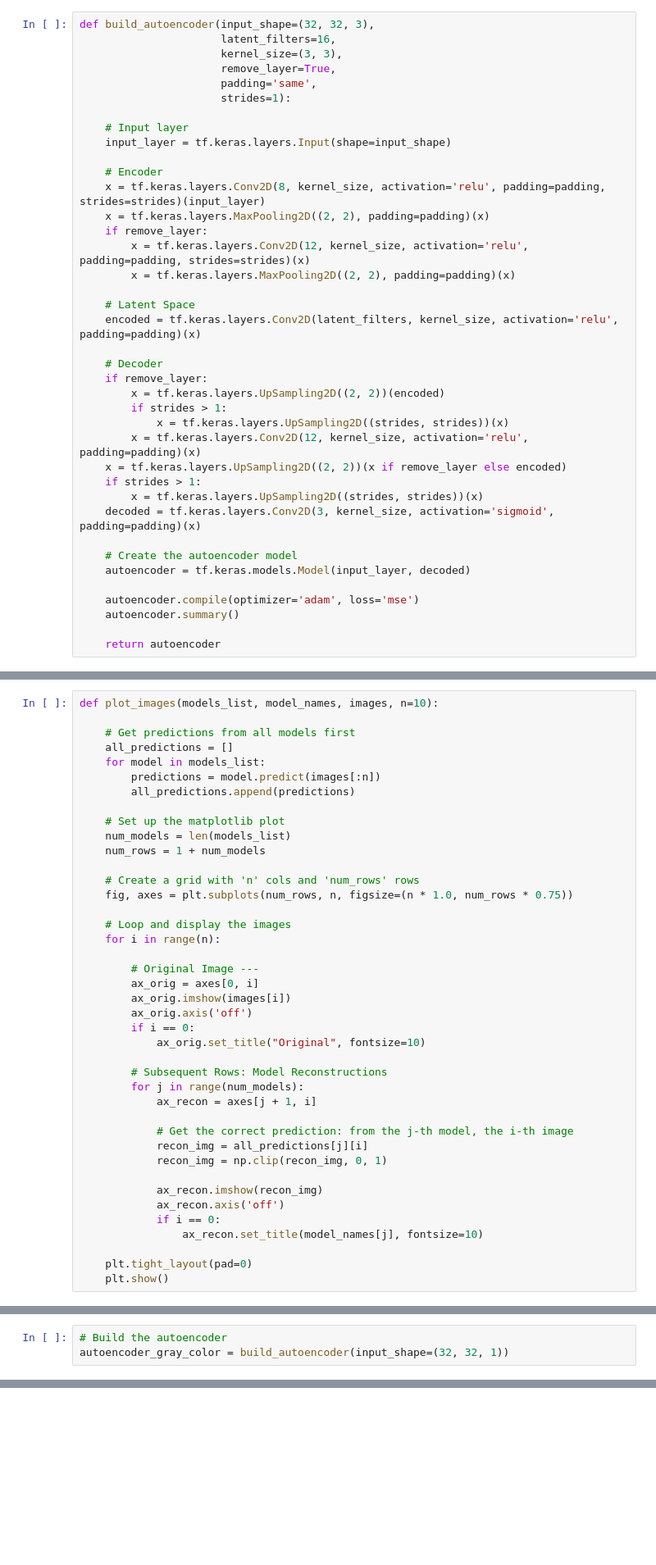
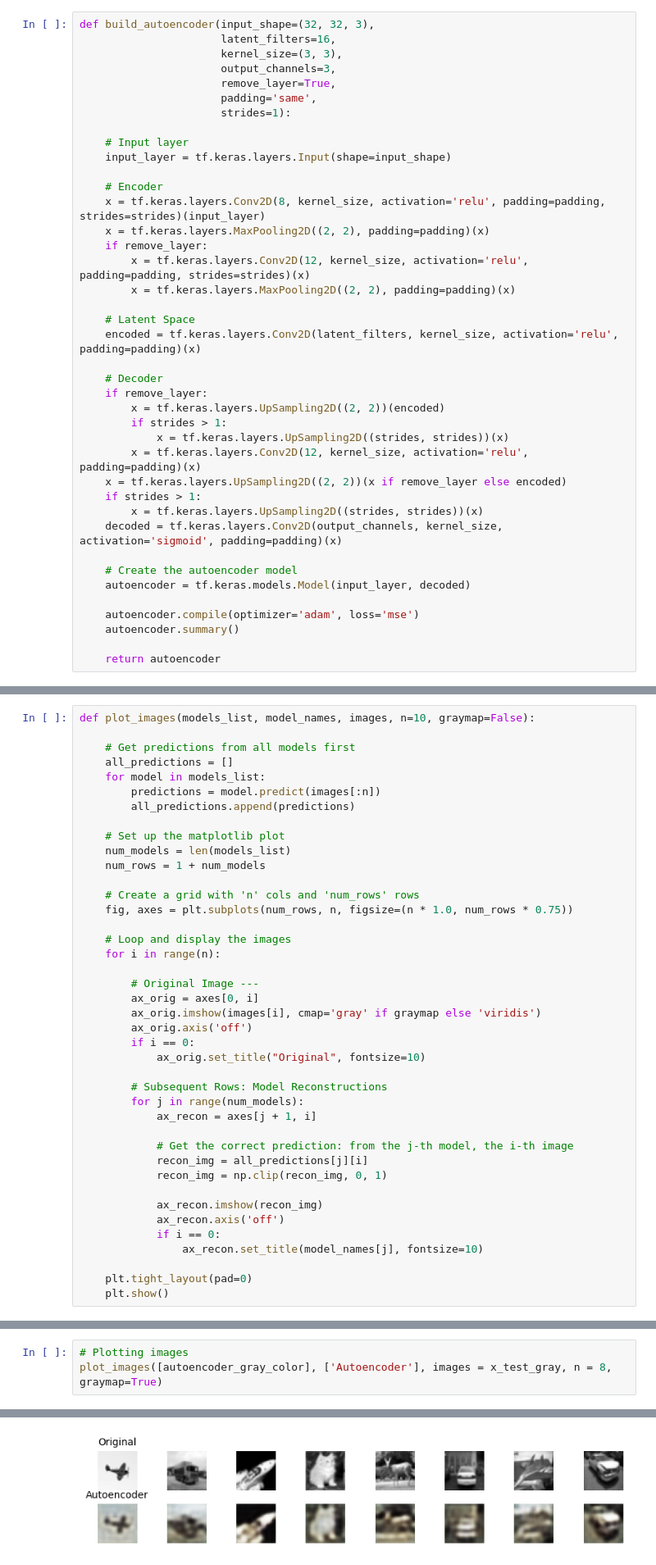
Before and after one commit to yadderace/ai-labs, a Jupyter notebook: advanced_ml/assignments/assignment2/autoencoders.ipynb, the cells around one changed output, grey strips where cells are left out. Shown: that part at 82% size. Saved outputs shown, nothing was run; the diff lists cells and outputs as text; blank space fills up the shorter version.

```diff
--- a/advanced_ml/assignments/assignment2/autoencoders.ipynb
+++ b/advanced_ml/assignments/assignment2/autoencoders.ipynb
@@ -21,6 +21,7 @@ import pickle
 def build_autoencoder(input_shape=(32, 32, 3),
                       latent_filters=16,
                       kernel_size=(3, 3),
+                      output_channels=3,
                       remove_layer=True,
                       padding='same',
                       strides=1):
@@ -47,7 +48,7 @@ def build_autoencoder(input_shape=(32, 32, 3),
     x = tf.keras.layers.UpSampling2D((2, 2))(x if remove_layer else encoded)
     if strides > 1:
         x = tf.keras.layers.UpSampling2D((strides, strides))(x)
-    decoded = tf.keras.layers.Conv2D(3, kernel_size, activation='sigmoid', padding=padding)(x)
+    decoded = tf.keras.layers.Conv2D(output_channels, kernel_size, activation='sigmoid', padding=padding)(x)
 
     # Create the autoencoder model
     autoencoder = tf.keras.models.Model(input_layer, decoded)
@@ -87,7 +88,7 @@ def evaluate_autoencoder(autoencoder, x_test):
 # %% [markdown]
 ### Plot images
 # %%
-def plot_images(models_list, model_names, images, n=10):
+def plot_images(models_list, model_names, images, n=10, graymap=False):
 
     # Get predictions from all models first
     all_predictions = []
@@ -107,7 +108,7 @@ def plot_images(models_list, model_names, images, n=10):
 
         # Original Image ---
         ax_orig = axes[0, i]
-        ax_orig.imshow(images[i])
+        ax_orig.imshow(images[i], cmap='gray' if graymap else 'viridis')
         ax_orig.axis('off')
         if i == 0:
             ax_orig.set_title("Original", fontsize=10)
@@ -848,3 +979,4 @@ x_test_gray  = tf.image.rgb_to_grayscale(x_test)
 # %%
-# Build the autoencoder
-autoencoder_gray_color = build_autoencoder(input_shape=(32, 32, 1))
+# Plotting images
+plot_images([autoencoder_gray_color], ['Autoencoder'], images = x_test_gray, n = 8, graymap=True)
+# %% [output]
@@ -850,0 +984 @@ autoencoder_gray_color = build_autoencoder(input_shape=(32, 32, 1))
+[figure, added]
```
Also changed, not shown: parts of 25 cells of this notebook.
